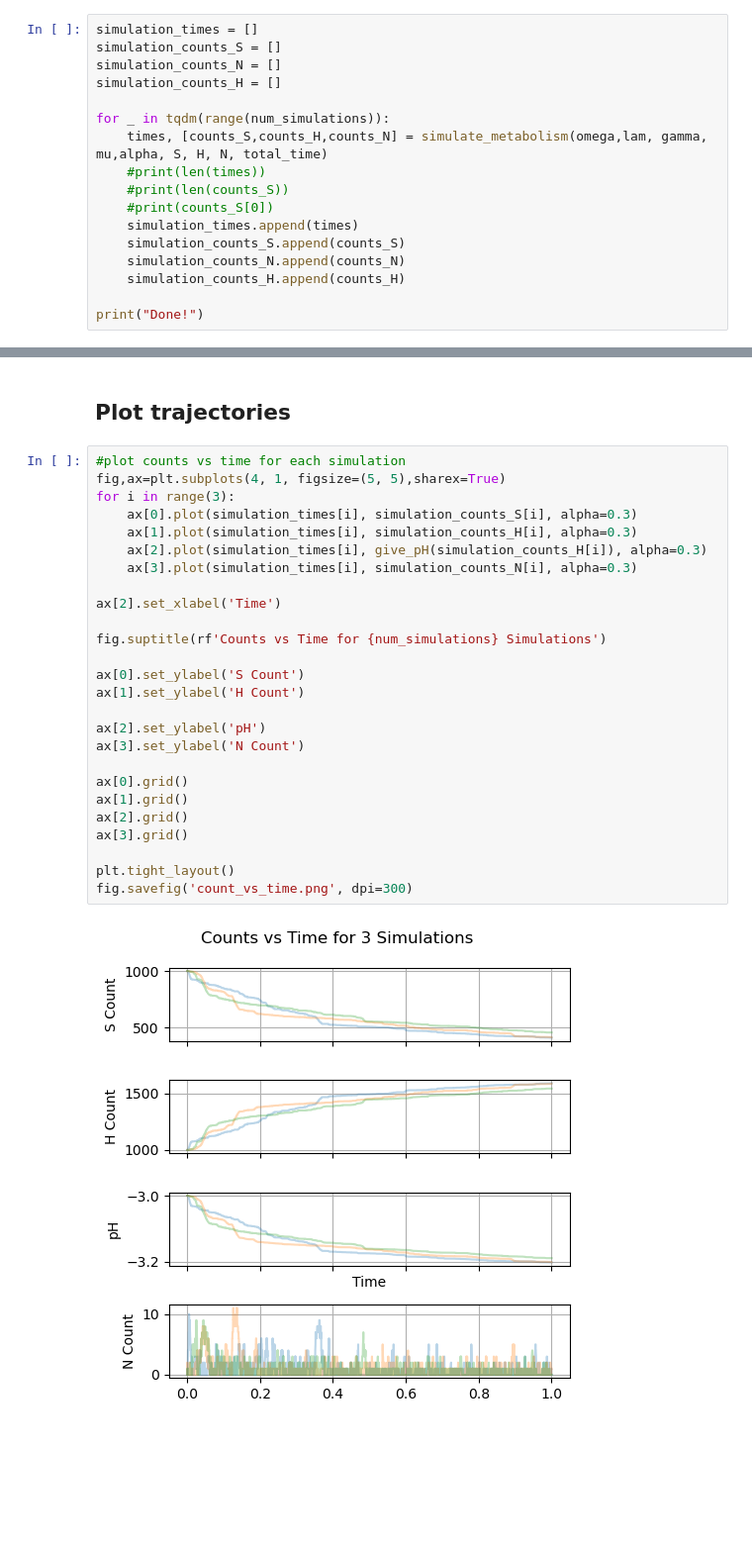
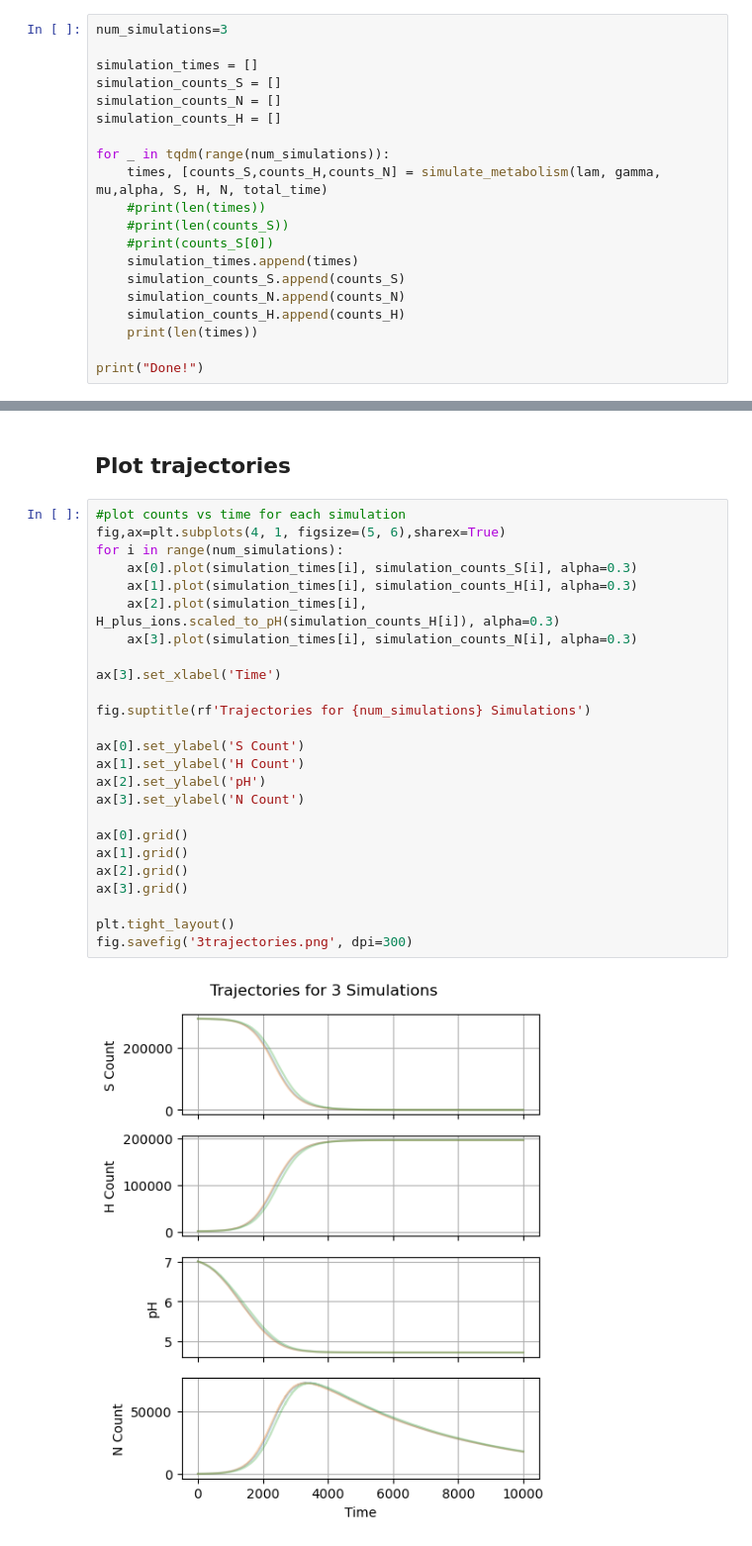
Before and after one commit to resch-peter/Diffuse-and-Stochastic-Processes, a Jupyter notebook: Metabolism_Gillespie-Simulation/metabolism_gillespie-simulation.ipynb, the cells around one changed output, grey strips where cells are left out. Shown at 99% size. Drawn from its saved outputs; the diff is of its cells as text; blank space fills up the shorter version.

```diff
--- a/Metabolism_Gillespie-Simulation/metabolism_gillespie-simulation.ipynb
+++ b/Metabolism_Gillespie-Simulation/metabolism_gillespie-simulation.ipynb
@@ -129,11 +240,13 @@ growth
 # %%
+num_simulations=3
+
 simulation_times = []
 simulation_counts_S = []
 simulation_counts_N = []
 simulation_counts_H = []
 
 for _ in tqdm(range(num_simulations)):
-    times, [counts_S,counts_H,counts_N] = simulate_metabolism(omega,lam, gamma, mu,alpha, S, H, N, total_time)
+    times, [counts_S,counts_H,counts_N] = simulate_metabolism(lam, gamma, mu,alpha, S, H, N, total_time)
     #print(len(times))
     #print(len(counts_S))
     #print(counts_S[0])
@@ -141,6 +254,7 @@ for _ in tqdm(range(num_simulations)):
     simulation_counts_S.append(counts_S)
     simulation_counts_N.append(counts_N)
     simulation_counts_H.append(counts_H)
+    print(len(times))
 
 print("Done!")
 # %% [output]
@@ -171,29 +269,28 @@ np.int64(596)
 ## Plot trajectories
 # %%
 #plot counts vs time for each simulation
-fig,ax=plt.subplots(4, 1, figsize=(5, 5),sharex=True)
-for i in range(3):
+fig,ax=plt.subplots(4, 1, figsize=(5, 6),sharex=True)
+for i in range(num_simulations):
     ax[0].plot(simulation_times[i], simulation_counts_S[i], alpha=0.3)
     ax[1].plot(simulation_times[i], simulation_counts_H[i], alpha=0.3)
-    ax[2].plot(simulation_times[i], give_pH(simulation_counts_H[i]), alpha=0.3)
+    ax[2].plot(simulation_times[i], H_plus_ions.scaled_to_pH(simulation_counts_H[i]), alpha=0.3)
     ax[3].plot(simulation_times[i], simulation_counts_N[i], alpha=0.3)
 
-ax[2].set_xlabel('Time')
+ax[3].set_xlabel('Time')
 
-fig.suptitle(rf'Counts vs Time for {num_simulations} Simulations')
+fig.suptitle(rf'Trajectories for {num_simulations} Simulations')
 
 ax[0].set_ylabel('S Count')
 ax[1].set_ylabel('H Count')
-
 ax[2].set_ylabel('pH')
 ax[3].set_ylabel('N Count')
 
 ax[0].grid()
 ax[1].grid()
 ax[2].grid()
 ax[3].grid()
 
 plt.tight_layout()
-fig.savefig('count_vs_time.png', dpi=300)
+fig.savefig('3trajectories.png', dpi=300)
 # %% [output]
-[figure, old version]
+[figure, new version]
```
Also changed, not shown: parts of 19 cells of this notebook, 3 other files.
